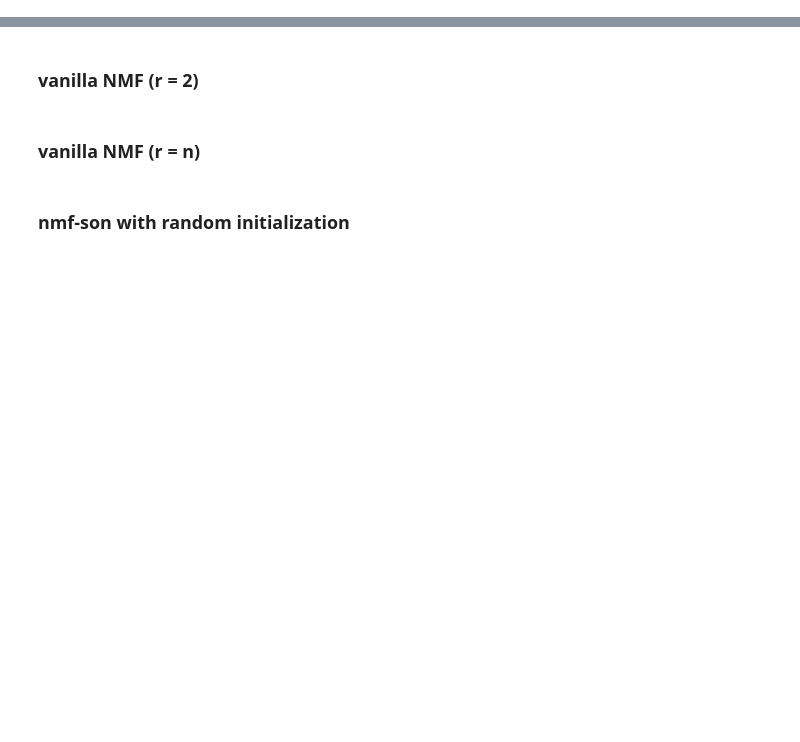
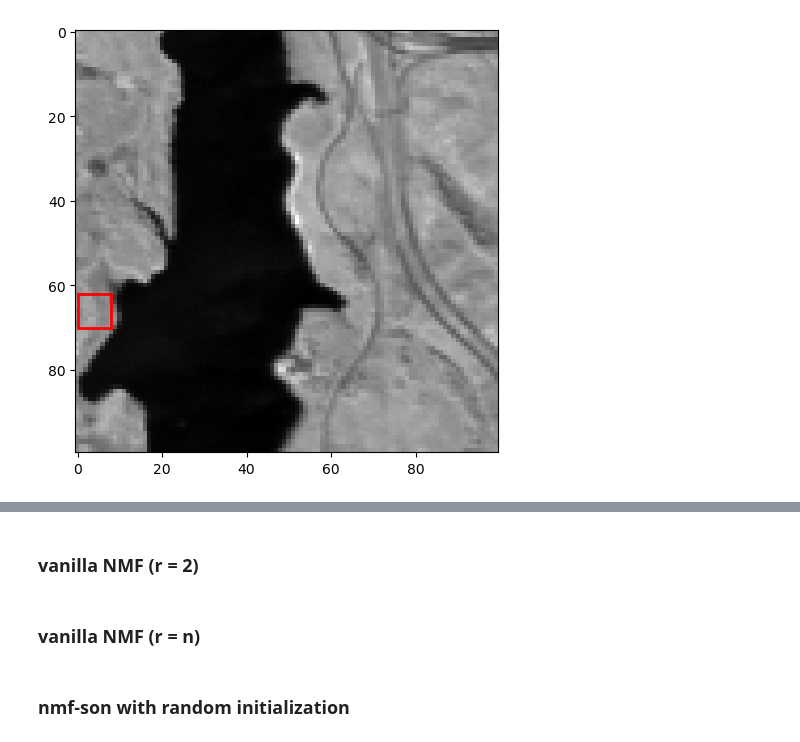
Before and after one commit to waqasbinhamed/nmf_methods, a Jupyter notebook: experimental/notebooks/_rmax_test.ipynb, the cells around one changed output, grey strips where cells are left out. Saved outputs shown, nothing was run; the diff lists cells and outputs as text; code cells hidden in the pictures; blank space fills up the shorter version.

```diff
--- a/experimental/notebooks/_rmax_test.ipynb
+++ b/experimental/notebooks/_rmax_test.ipynb
@@ -18 +22,18 @@ max_iters = 10000
+# %%
+import matplotlib.pyplot as plt
+import matplotlib.patches as patches
+
+# Plot the matrix with imshow
+img = plt.imshow(jasper_3d[80, :, :], cmap='gray')
+# Add a rectangular box around the region of interest
+# rect = patches.Rectangle((60, 0), 40, 50, linewidth=2, edgecolor='r', facecolor='none') # jasper_small
+# rect = patches.Rectangle((30, 10), 10, 10, linewidth=2, edgecolor='r', facecolor='none') # jasper_small_2
+rect = patches.Rectangle((0, 62), 8, 8, linewidth=2, edgecolor='r', facecolor='none') # jasper_small_5
+plt.gca().add_patch(rect)
+plt.tight_layout()
+
+# Show the plot
+plt.savefig('../../experimental/images/jasper_small_6/outlined_region.png')
+# %% [output]
+[figure, added]
 # %%
```
Also changed, not shown: parts of 18 cells of this notebook, 5 other files.
